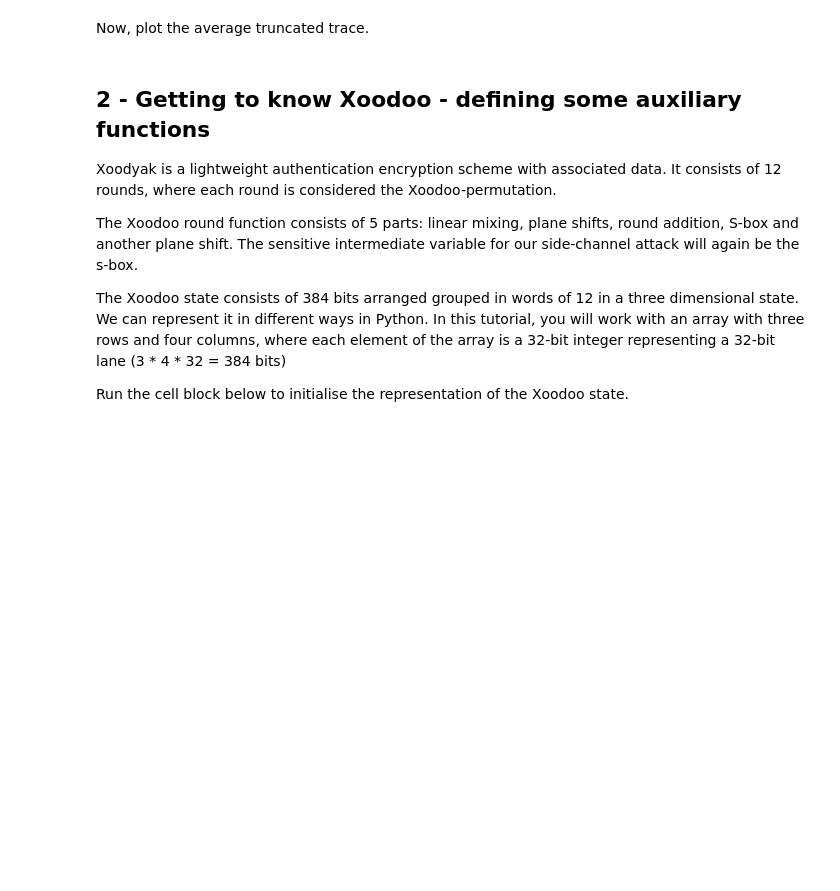
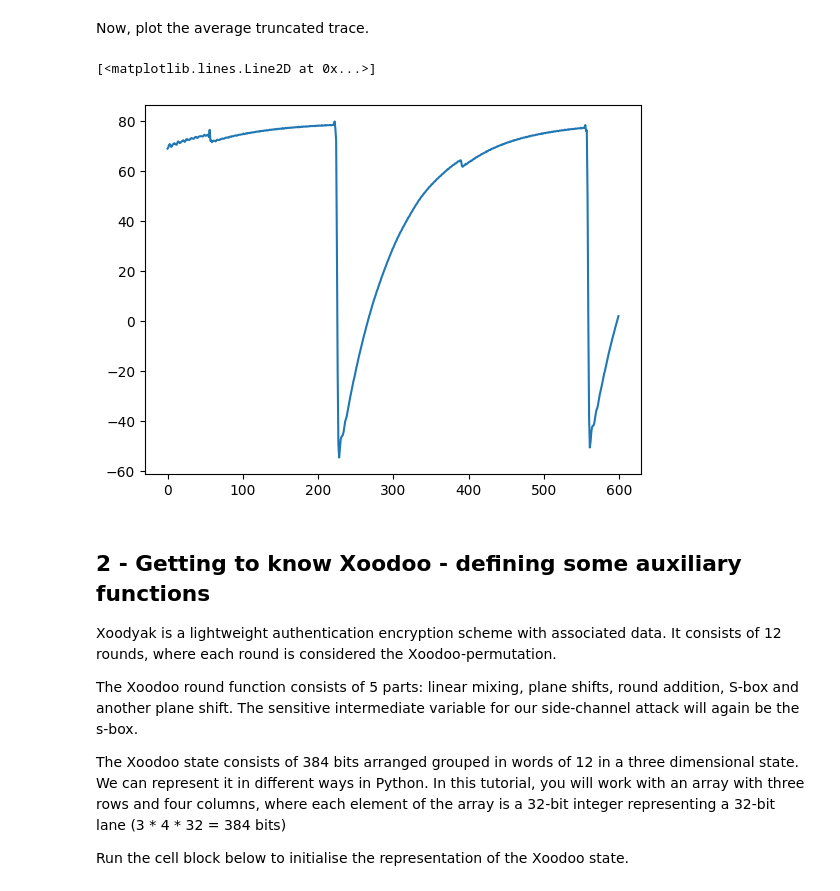
Before and after one commit to christiangroothuis/physical-attacks-tutorials, a Jupyter notebook: Tutorial 3/Tutorial3_DPA_on_Xoodyak_hardware.ipynb, the cells around one changed output. Saved outputs shown, nothing was run; the diff lists cells and outputs as text; code cells hidden in the pictures; blank space fills up the shorter version.

```diff
--- a/Tutorial 3/Tutorial3_DPA_on_Xoodyak_hardware.ipynb
+++ b/Tutorial 3/Tutorial3_DPA_on_Xoodyak_hardware.ipynb
@@ -38,16 +52,20 @@ Plot the average power trace. How many rounds of Xoodoo can you count?
 ### 1.3 - Cut the traces
 In this tutorial, we will attack the first round of Xoodoo. By using visual inspection, truncate the traces to only encompass the first round. Define the start and end sample below.
 # %%
-start_sample = # Fill here
-end_sample = # Fill here
+start_sample = 200 # Fill here
+end_sample = 800 # Fill here
 
 nr_samples = end_sample - start_sample
 
-traces_truncated = # Fill here
+traces_truncated = traces[:,start_sample:end_sample]# Fill here
 # %% [markdown]
 Now, plot the average truncated trace.
 # %%
 # Plot the average truncated trace
+plt.plot(traces_truncated.mean(axis=0))
+# %% [output]
+[<matplotlib.lines.Line2D at 0x...>]
+[figure, added]
 # %% [markdown]
 ## 2 - Getting to know Xoodoo - defining some auxiliary functions
 
```
Also changed, not shown: parts of 18 cells of this notebook.
